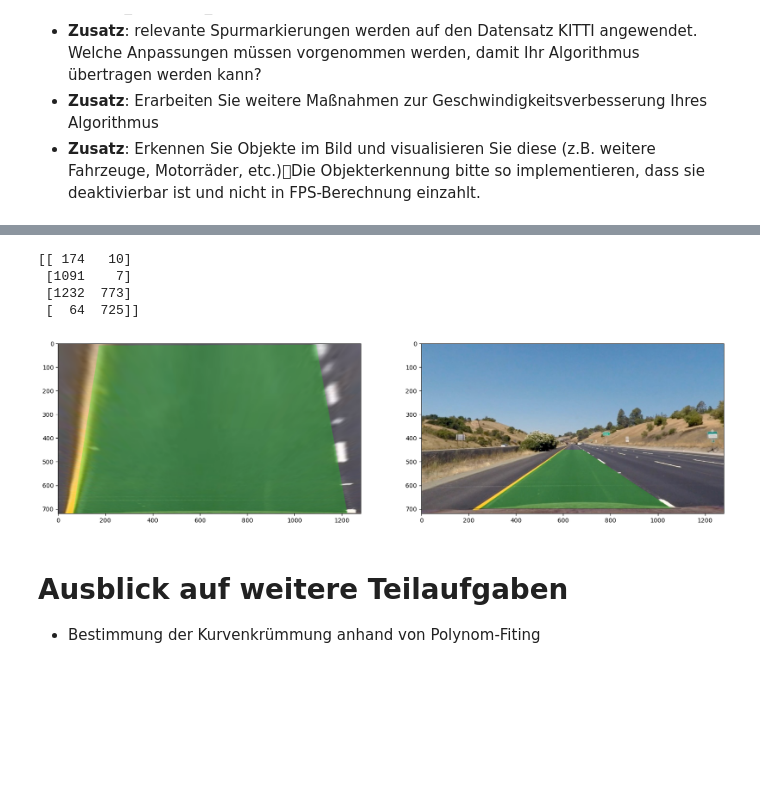
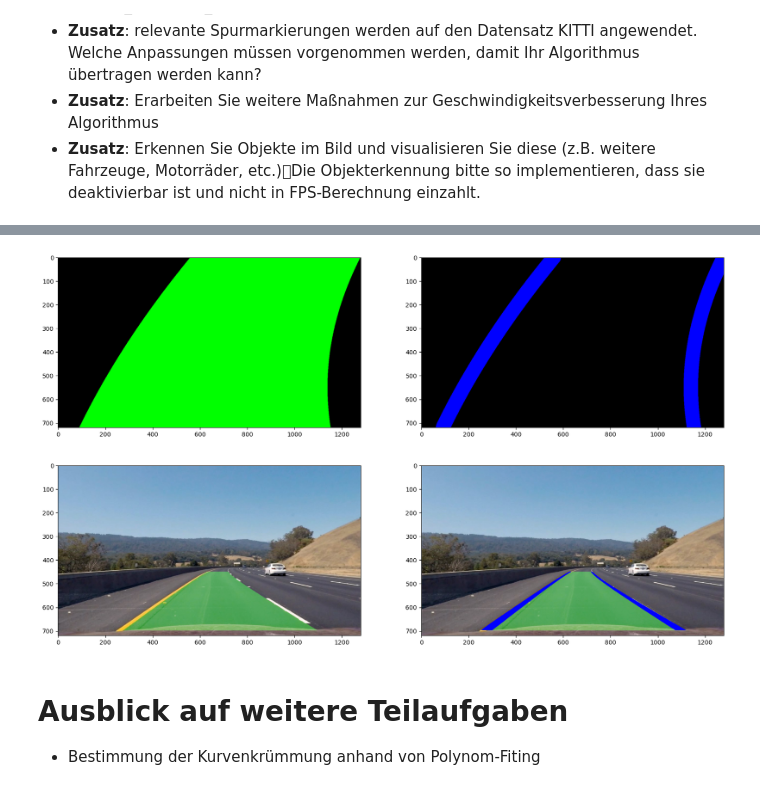
Before and after one commit to viccistrobel/DBV_Spurerkennung, a Jupyter notebook: Projekt_Spurerkennung_v6/Projekt_Spurerkennung_v2.ipynb, the cells around one changed output, grey strips where cells are left out. Drawn from its saved outputs; the diff is of its cells as text; code cells hidden in the pictures; blank space fills up the shorter version.

```diff
--- a/Projekt_Spurerkennung_v6/Projekt_Spurerkennung_v2.ipynb
+++ b/Projekt_Spurerkennung_v6/Projekt_Spurerkennung_v2.ipynb
@@ -120,7 +120,7 @@ Erkennen Sie die Fahrbahnmarkierungen bzw. Fahrstreifen auf den Bildquellen von
 
 
 # einlesen eines Beispielbildes
-img1 = cv.imread('./img/Udacity/image001.jpg', -1)
+img1 = cv.imread('./img/Udacity/image005.jpg', -1)
 plt.figure(figsize=(20,10))
 plt.subplot(1,2,1)
 plt.imshow(cv.cvtColor(img1, cv.COLOR_BGR2RGB))
@@ -138,7 +138,7 @@ plt.show()
 # Anwenden Perspektivtransformation
 
 # definieren Sie die für eine Perspektivtransformation notwendigen Quell- und Zielpunkte
-src = np.float32(((580, 450), (700, 450), (200, 700), (1100, 700)))
+src = np.float32(((560, 450), (720, 450), (200, 700), (1200, 700)))
 dst = np.float32(((0, 0), (w, 0), (0, h), (w, h)))
 
 plt.figure(figsize=(20,10))
@@ -271,37 +279,56 @@ plt.show()
 # %%
 # Draw shapes on polygon and transform back to original
 
-warp_shapes = img1_warp.copy()
-alpha = 0.25 # opacity of overlayed shapes
+warp_poly = np.zeros((h, w, 3), np.uint8)
+warp_lines = np.zeros((h, w, 3), np.uint8)
+alpha = 0.5 # opacity of overlayed polygon
 
-# TODO: Stand jetzt wird nur ein 4-Eck eingezeichnet, man kann aber auch eine form einzeichnen die von 2 polynomen begrenzt ist
-pts = np.array([(left_xn[0], left_yn[0]), (right_xn[0], right_yn[0]), (right_xn[-1], right_yn[-1]), (left_xn[-1], left_yn[-1])], np.int32)
-print(pts)
+# Create Stack out of points for each line
+left_curve_stack = np.stack((left_xn, left_yn), axis=-1)
+right_curve_stack = np.stack((right_xn, right_yn), axis=-1)
+
+# create array containing both lines
+pts = np.array([left_curve_stack, right_curve_stack[::-1]], np.int32)
 pts = pts.reshape((-1,1,2))
 
-# pts = np.array([[0,0],[0,100],[100,100],[100,0]], np.int32)
-# pts = pts.reshape((-1,1,2))
-# print(pts)
-cv.fillPoly(warp_shapes, [pts], (0,255,0))
-warp_overlayed = cv.addWeighted(warp_shapes, alpha, img1_warp, 1 - alpha, 0)
+# fill space between lines with (green) polygon
+cv.fillPoly(warp_poly, [pts], (0,255,0))
+# warp_overlayed = cv.addWeighted(warp_poly, alpha, np.zeros((h, w, 3), np.uint8), 1 - alpha, 0)
+
+# Draw both lines in image (blue)
+cv.polylines(warp_lines, pts, isClosed = True, color = (255, 0, 0), thickness = 60)
 
 plt.figure(figsize=(20,10))
 plt.subplot(1,2,1)
-plt.imshow(cv.cvtColor(warp_overlayed, cv.COLOR_BGR2RGB))
+plt.imshow(cv.cvtColor(warp_poly, cv.COLOR_BGR2RGB))
 
+plt.subplot(1,2,2)
+plt.imshow(cv.cvtColor(warp_lines, cv.COLOR_BGR2RGB))
+plt.show()
+
+# transform shapes back ot original proportions
 M = cv.getPerspectiveTransform(dst,src)
-transform_back = cv.warpPerspective(warp_overlayed,M,(warp_overlayed.shape[1], warp_overlayed.shape[0]))
-original_overlayed = np.where(transform_back == 0, img1, transform_back) # overlay transform back on original image
+
+transform_back = cv.warpPerspective(warp_poly,M,(w, h))
+original_overlayed = img1
+original_overlayed = cv.addWeighted(transform_back, alpha, original_overlayed, 1-alpha, 1)
+original_overlayed = np.where(transform_back == 0, img1, original_overlayed)
+
+plt.figure(figsize=(20,10))
+plt.subplot(1,2,1)
+plt.imshow(cv.cvtColor(original_overlayed, cv.COLOR_BGR2RGB))
+
+transform_back = cv.warpPerspective(warp_lines,M,(w, h))
+original_overlayed[:,:,0] = np.where(transform_back[:,:,0] == 255, 255, original_overlayed[:,:,0])
+original_overlayed[:,:,1] = np.where(transform_back[:,:,0] == 255, 0, original_overlayed[:,:,1])
+original_overlayed[:,:,2] = np.where(transform_back[:,:,0] == 255, 0, original_overlayed[:,:,2])
 
 plt.subplot(1,2,2)
 plt.imshow(cv.cvtColor(original_overlayed, cv.COLOR_BGR2RGB))
 plt.show()
 # %% [output]
-[[ 174   10]
- [1091    7]
- [1232  773]
- [  64  725]]
-[figure, old version]
+[figure, new version]
+[figure, added]
 # %% [markdown]
 # Ausblick auf weitere Teilaufgaben
 - Bestimmung der Kurvenkrümmung anhand von Polynom-Fiting
```
Also changed, not shown: parts of 2 cells of this notebook.
